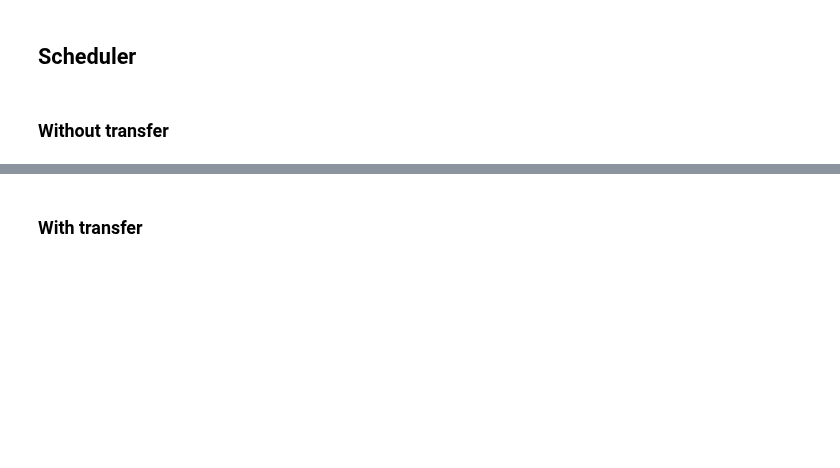
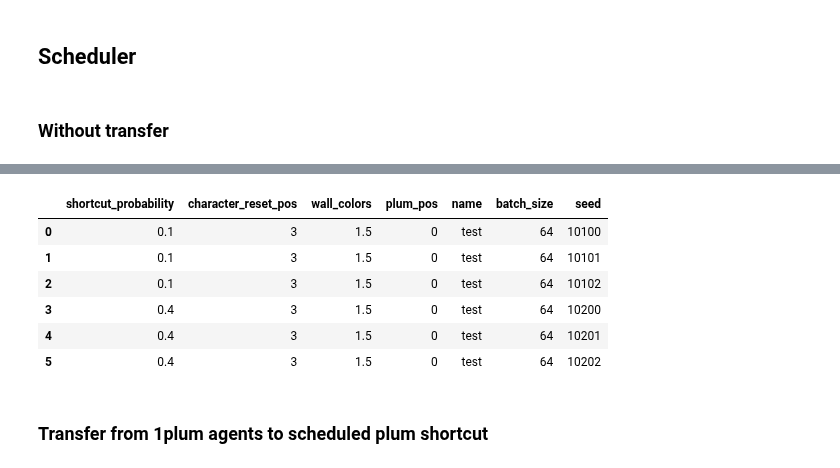
Before and after one commit to liuandrew/ppo_aux, a Jupyter notebook: write_and_test/write_experiments.ipynb, the cells around one changed output, grey strips where cells are left out. Drawn from its saved outputs; the diff is of its cells as text; code cells hidden in the pictures; blank space fills up the shorter version.

```diff
--- a/write_and_test/write_experiments.ipynb
+++ b/write_and_test/write_experiments.ipynb
@@ -4236,5 +4185,80 @@ pd.DataFrame(rows)
+# %%
+num_trials = 3
+probs = [0.1, 0.4]
+tasks = [1, 2] # original plum envs
+rows = []
+batch = 64
+
+schedules = [
+    [0, 200_000, 400_000, 600_000],
+    [0, 200_000, 400_000]
+]
+schedule_labels = [3, 4]
+step_args = [[0, 1, 3, -1],
+             [1, 3, -1]]
+
+for n, p in enumerate(probs):
+    for l, schedule in enumerate(schedules):
+        for i in range(num_trials):
+            sc
+
+            exp_name = f'scwplum_schedule{l}p{p}_t{i}'
+
+            env_kwargs = {'shortcut_probability': p,
+                          'character_reset_pos': 3,
+                          'wall_colors': 1.5,
+                          'plum_pos': 0}
+            seed = i + 100*(n+1) + 10000*(l+1)+20000
+            row = env_kwargs.copy()
+            row['name'] = exp_name
+            row['batch_size'] = batch
+            row['seed'] = seed
+
+            step_arg = step_args[l]
+
+
+            rows.append(row)
+            config = {
+                'wandb_project_name': 'Nav_Shared_Layers',
+                'exp_name': exp_name,
+                'save_name': exp_name,
+                'num_env_steps': 3000000,
+                'env_name': 'ShortcutNav-v0',
+                'algo': 'ppo',
+                'num_mini_batch': 1,
+                'num_processes': 1,
+                'num_steps': batch,
+
+                'normalize': False,
+
+                'checkpoint_interval': 10,
+                'save_dir': 'scwplum',
+
+                'recurrent': True,
+                'seed': seed,
+                'no_cuda': True,
+                'env_kwargs': env_kwargs,
+
+                'nn_base': 'DelayedRNNPPO',
+                'nn_base_kwargs': {'hidden_size': 64},
+
+                'use_universal_step': {'on': True, 'schedule': schedule,
+                                       'step_args': step_args}
+            }
+
+            pickle.dump(config, open('../experiment_configs/' + exp_name, 'wb'))
+
+pd.DataFrame(rows)
+# %% [output]
+|  | shortcut_probability | character_reset_pos | wall_colors | plum_pos | name | batch_size | seed |
+| 0 | 0.1 | 3 | 1.5 | 0 | test | 64 | 10100 |
+| 1 | 0.1 | 3 | 1.5 | 0 | test | 64 | 10101 |
+| 2 | 0.1 | 3 | 1.5 | 0 | test | 64 | 10102 |
+| 3 | 0.4 | 3 | 1.5 | 0 | test | 64 | 10200 |
+| 4 | 0.4 | 3 | 1.5 | 0 | test | 64 | 10201 |
+| 5 | 0.4 | 3 | 1.5 | 0 | test | 64 | 10202 |
 # %% [markdown]
-### With transfer
+### Transfer from 1plum agents to scheduled plum shortcut
 # %%
 num_trials = 3
 probs = [0.1, 0.4]
```
Also changed, not shown: parts of 3 cells of this notebook, 2 other files.
